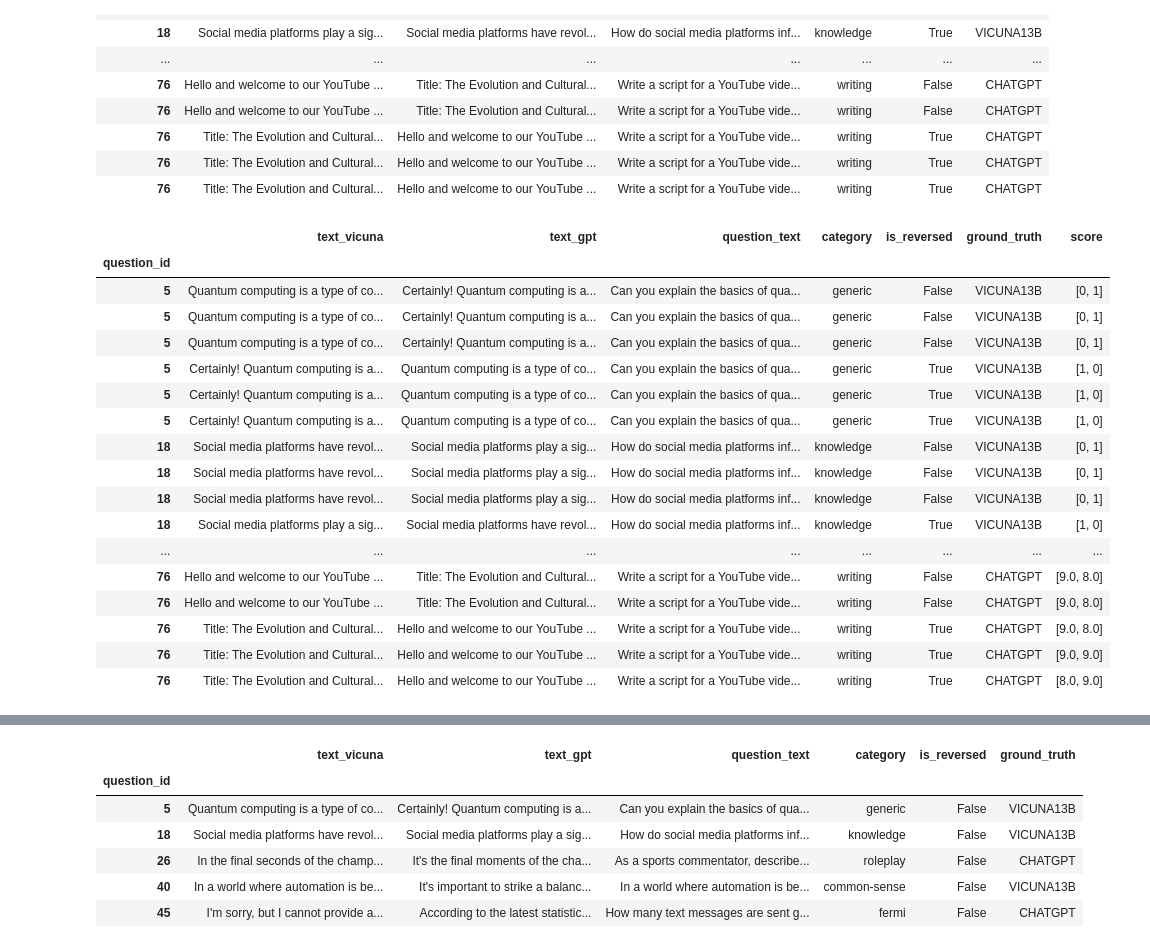
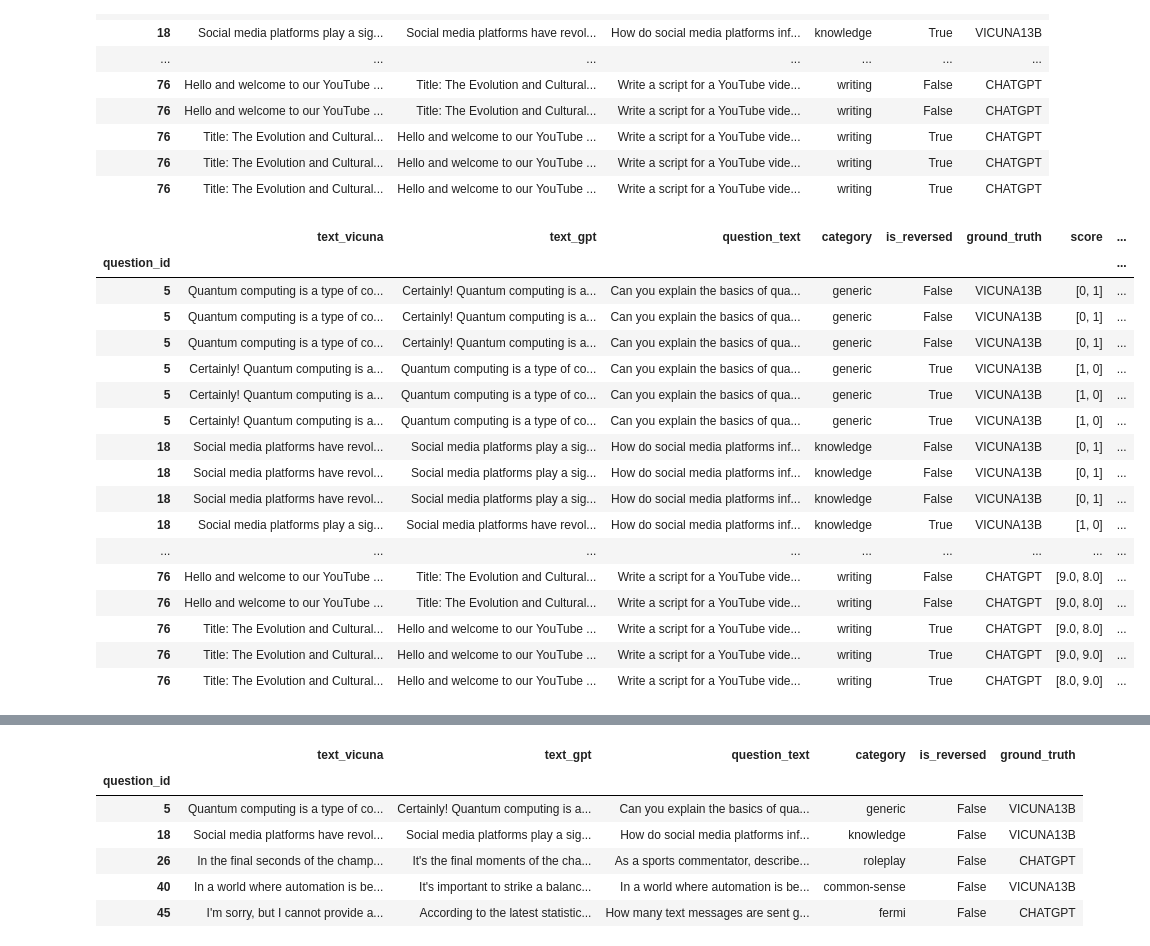
Before and after one commit to Thesis-LLM-as-a-judge-AUAS/fair-eval, a Jupyter notebook: sanity_check.ipynb, the cells around one changed output, grey strips where cells are left out. Saved outputs shown, nothing was run; the diff lists cells and outputs as text; code cells hidden in the pictures.

Commit message:
feat: finish token analysis

```diff
--- a/sanity_check.ipynb
+++ b/sanity_check.ipynb
@@ -15,22 +15,28 @@ import os
 # %% [markdown]
 Compute output tokens
 # %%
-def compute_output_tokens(original_reviews, is_state_of_art_series, model):
-    def inner(row):
-        if not is_state_of_art_series.at[row.name]:
-            return 0
-        full_text = ''.join(row['review'] + row['review_bpc'])
+def compute_output_tokens(row, original_reviews, model, index_field=None):
+    index = row.name if not index_field else row[index_field]
+
+    if not row['is_state_of_art']:
+        return 0
+
+    try:
+        full_text = ''.join(original_reviews.at[index, 'review'] + original_reviews.at[index, 'review_bpc'])
         return count_raw_tokens(full_text, model)
-    return original_reviews.apply(inner, axis=1)
+    except KeyError:
+        return 0
 # %% [markdown]
 Compute input tokens
 # %%
-def compute_input_tokens(row, original_reviews, model):
+def compute_input_tokens(row, original_reviews, model, index_field=None):
+    index = row.name if not index_field else row[index_field]
+
     if not row['is_state_of_art']:
         return 0
     try:
         prompt_text = gen_prompt(row['question_text'], row['text_vicuna'], row['text_gpt'])
-        n_outputs = len(original_reviews.at[row.name, 'review']) + len(original_reviews.at[row.name, 'review_bpc'])
+        n_outputs = len(original_reviews.at[index, 'review']) + len(original_reviews.at[index, 'review_bpc'])
         return count_raw_tokens(prompt_text, model) * n_outputs
     except KeyError:
         return 0
@@ -597,3 +603,14 @@ sampled_result_list[0]['gpt4_k_1_bpc_0_t_1']
 | 66 | Implement a queue data structure ... | [Evaluation evidence: Assistant 1... | [] | 0.03774 | [10.0, 2.0] | 847 | 840 |
 | 69 | Solve for x in the equation 3x + ... | [Evaluation evidence: Assistant 1... | [] | 0.02946 | [10.0, 2.0] | 641 | 687 |
 | 76 | Write a script for a YouTube vide... | [Evaluation evidence: Both Assist... | [] | 0.04125 | [9.0, 8.5] | 948 | 1057 |
+# %%
+sampled_judgement_result = {}
+
+for key in sampled_result_list[0].keys():
+    # Stack DataFrames across experiments
+    dfs = [res[key] for res in sampled_result_list]
+    combined_df = pd.concat(dfs).groupby('question_id')
+
+    sampled_judgement_result[key] = combined_df.apply(aggregate)
+
+sampled_judgement_result['gpt4_k_1_bpc_0_t_1']
@@ -908,7 +936,8 @@ for key in cascaded_eval_result_list[0].keys():
 
         df['input_tokens'] = df.apply(lambda row: compute_input_tokens(row, original_reviews, 'gpt-3.5-turbo'), axis=1)
 
-        df['output_tokens'] = compute_output_tokens(original_reviews, df['is_state_of_art'], 'gpt-3.5-turbo')
+        df['output_tokens'] = df.apply(lambda row: compute_output_tokens(row, original_reviews, 'gpt-3.5-turbo'),
+                                       axis=1)
 
 cascaded_eval_result_list[0]['auto-j']
 # %% [output]
@@ -1065,43 +1094,51 @@ vicuna_mec_questions
 # %%
 mec_cascaded_eval_result_list = []
 
 for i in range(1, 47):
     with open(f'./cascaded-eval-results/vicuna-mec/{i}-auto-j-vicuna-mec-final.json', "r") as f:
         auto_j_results = json.loads(f.read().strip())
 
+    with open(f'./relia_scores/auto-j/vicuna-mec/{i}-relia.json', "r") as f:
+        auto_j_top_indices = get_top_half_indices(json.loads(f.read().strip())['Entropy'])
+
     with open(f'./cascaded-eval-results/vicuna-mec/{i}-judgelm-vicuna-mec-final.json', "r") as f:
         judgelm_results = json.loads(f.read().strip())
 
+    with open(f'./relia_scores/judgelm/vicuna-mec/{i}-relia.json', "r") as f:
+        judgelm_top_indices = get_top_half_indices(json.loads(f.read().strip())['Entropy'])
+
     auto_j = vicuna_mec_questions.copy()
     auto_j['score'] = auto_j_results
+    auto_j['is_state_of_art'] = [idx not in auto_j_top_indices for idx in range(len(auto_j_results))]
 
     judgelm = vicuna_mec_questions.copy()
     judgelm['score'] = judgelm_results
+    judgelm['is_state_of_art'] = [idx not in judgelm_top_indices for idx in range(len(judgelm_results))]
 
     current_judgement_result = {
         'auto-j': auto_j,
         'judgelm': judgelm,
     }
 
     mec_cascaded_eval_result_list.append(current_judgement_result)
 
 mec_cascaded_eval_result_list[0]['auto-j']
 # %% [output]
-|  | text_vicuna | text_gpt | question_text | category | is_reversed | ground_truth | score |
-| question_id |  |  |  |  |  |  |  |
-| 5 | Quantum computing is a type of co... | Certainly! Quantum computing is a... | Can you explain the basics of qua... | generic | False | VICUNA13B | [0, 1] |
-| 5 | Quantum computing is a type of co... | Certainly! Quantum computing is a... | Can you explain the basics of qua... | generic | False | VICUNA13B | [0, 1] |
-| 5 | Quantum computing is a type of co... | Certainly! Quantum computing is a... | Can you explain the basics of qua... | generic | False | VICUNA13B | [0, 1] |
-| 5 | Certainly! Quantum computing is a... | Quantum computing is a type of co... | Can you explain the basics of qua... | generic | True | VICUNA13B | [1, 0] |
-| 5 | Certainly! Quantum computing is a... | Quantum computing is a type of co... | Can you explain the basics of qua... | generic | True | VICUNA13B | [1, 0] |
-| 5 | Certainly! Quantum computing is a... | Quantum computing is a type of co... | Can you explain the basics of qua... | generic | True | VICUNA13B | [1, 0] |
-| 18 | Social media platforms have revol... | Social media platforms play a sig... | How do social media platforms inf... | knowledge | False | VICUNA13B | [0, 1] |
-| 18 | Social media platforms have revol... | Social media platforms play a sig... | How do social media platforms inf... | knowledge | False | VICUNA13B | [0, 1] |
-| 18 | Social media platforms have revol... | Social media platforms play a sig... | How do social media platforms inf... | knowledge | False | VICUNA13B | [0, 1] |
-| 18 | Social media platforms play a sig... | Social media platforms have revol... | How do social media platforms inf... | knowledge | True | VICUNA13B | [1, 0] |
-| ... | ... | ... | ... | ... | ... | ... | ... |
-| 76 | Hello and welcome to our YouTube ... | Title: The Evolution and Cultural... | Write a script for a YouTube vide... | writing | False | CHATGPT | [9.0, 8.0] |
-| 76 | Hello and welcome to our YouTube ... | Title: The Evolution and Cultural... | Write a script for a YouTube vide... | writing | False | CHATGPT | [9.0, 8.0] |
-| 76 | Title: The Evolution and Cultural... | Hello and welcome to our YouTube ... | Write a script for a YouTube vide... | writing | True | CHATGPT | [9.0, 8.0] |
-| 76 | Title: The Evolution and Cultural... | Hello and welcome to our YouTube ... | Write a script for a YouTube vide... | writing | True | CHATGPT | [9.0, 9.0] |
-| 76 | Title: The Evolution and Cultural... | Hello and welcome to our YouTube ... | Write a script for a YouTube vide... | writing | True | CHATGPT | [8.0, 9.0] |
+|  | text_vicuna | text_gpt | question_text | category | is_reversed | ground_truth | score | ... |
+| question_id |  |  |  |  |  |  |  | ... |
+| 5 | Quantum computing is a type of co... | Certainly! Quantum computing is a... | Can you explain the basics of qua... | generic | False | VICUNA13B | [0, 1] | ... |
+| 5 | Quantum computing is a type of co... | Certainly! Quantum computing is a... | Can you explain the basics of qua... | generic | False | VICUNA13B | [0, 1] | ... |
+| 5 | Quantum computing is a type of co... | Certainly! Quantum computing is a... | Can you explain the basics of qua... | generic | False | VICUNA13B | [0, 1] | ... |
+| 5 | Certainly! Quantum computing is a... | Quantum computing is a type of co... | Can you explain the basics of qua... | generic | True | VICUNA13B | [1, 0] | ... |
+| 5 | Certainly! Quantum computing is a... | Quantum computing is a type of co... | Can you explain the basics of qua... | generic | True | VICUNA13B | [1, 0] | ... |
+| 5 | Certainly! Quantum computing is a... | Quantum computing is a type of co... | Can you explain the basics of qua... | generic | True | VICUNA13B | [1, 0] | ... |
+| 18 | Social media platforms have revol... | Social media platforms play a sig... | How do social media platforms inf... | knowledge | False | VICUNA13B | [0, 1] | ... |
+| 18 | Social media platforms have revol... | Social media platforms play a sig... | How do social media platforms inf... | knowledge | False | VICUNA13B | [0, 1] | ... |
+| 18 | Social media platforms have revol... | Social media platforms play a sig... | How do social media platforms inf... | knowledge | False | VICUNA13B | [0, 1] | ... |
+| 18 | Social media platforms play a sig... | Social media platforms have revol... | How do social media platforms inf... | knowledge | True | VICUNA13B | [1, 0] | ... |
+| ... | ... | ... | ... | ... | ... | ... | ... | ... |
+| 76 | Hello and welcome to our YouTube ... | Title: The Evolution and Cultural... | Write a script for a YouTube vide... | writing | False | CHATGPT | [9.0, 8.0] | ... |
+| 76 | Hello and welcome to our YouTube ... | Title: The Evolution and Cultural... | Write a script for a YouTube vide... | writing | False | CHATGPT | [9.0, 8.0] | ... |
+| 76 | Title: The Evolution and Cultural... | Hello and welcome to our YouTube ... | Write a script for a YouTube vide... | writing | True | CHATGPT | [9.0, 8.0] | ... |
+| 76 | Title: The Evolution and Cultural... | Hello and welcome to our YouTube ... | Write a script for a YouTube vide... | writing | True | CHATGPT | [9.0, 9.0] | ... |
+| 76 | Title: The Evolution and Cultural... | Hello and welcome to our YouTube ... | Write a script for a YouTube vide... | writing | True | CHATGPT | [8.0, 9.0] | ... |
```
Also changed, not shown: parts of 28 cells of this notebook.
